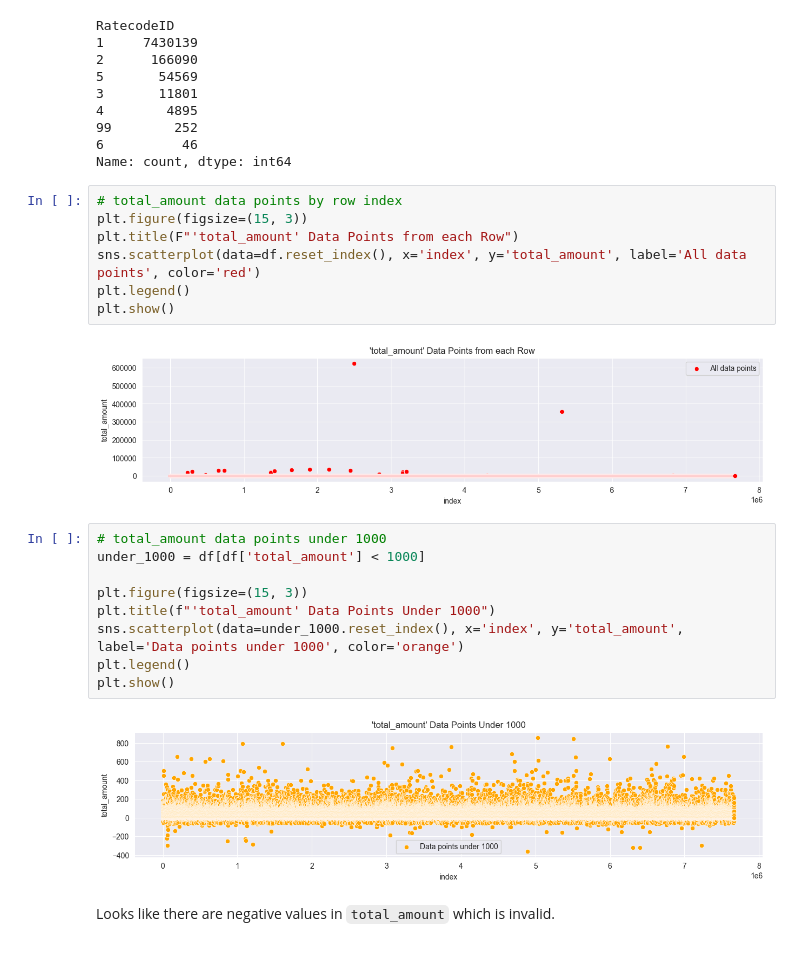
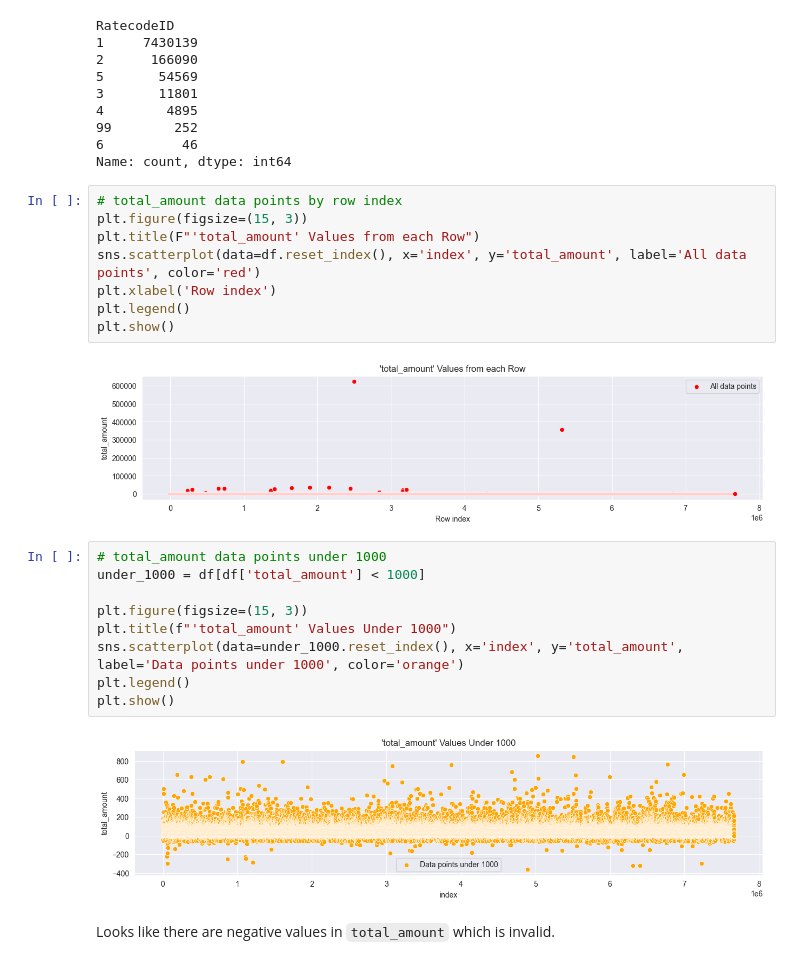
Before and after one commit to Cee-boop/New-York-Taxi-Analysis, a Jupyter notebook: presentable_notebook.ipynb, the cells around one changed output. Saved outputs shown, nothing was run; the diff lists cells and outputs as text.

```diff
--- a/presentable_notebook.ipynb
+++ b/presentable_notebook.ipynb
@@ -161,23 +161,24 @@ Name: count, dtype: int64
 # %%
 # total_amount data points by row index
 plt.figure(figsize=(15, 3))
-plt.title(F"'total_amount' Data Points from each Row")
+plt.title(F"'total_amount' Values from each Row")
 sns.scatterplot(data=df.reset_index(), x='index', y='total_amount', label='All data points', color='red')
+plt.xlabel('Row index')
 plt.legend()
 plt.show()
 # %% [output]
-[figure, old version]
+[figure, new version]
 # %%
 # total_amount data points under 1000
 under_1000 = df[df['total_amount'] < 1000]
 
 plt.figure(figsize=(15, 3))
-plt.title(f"'total_amount' Data Points Under 1000")
+plt.title(f"'total_amount' Values Under 1000")
 sns.scatterplot(data=under_1000.reset_index(), x='index', y='total_amount', label='Data points under 1000', color='orange')
 plt.legend()
 plt.show()
 # %% [output]
-[figure, old version]
+[figure, new version]
 # %% [markdown]
 Looks like there are negative values in `total_amount` which is invalid.
 # %%
```
Also changed, not shown: parts of 10 cells of this notebook.
